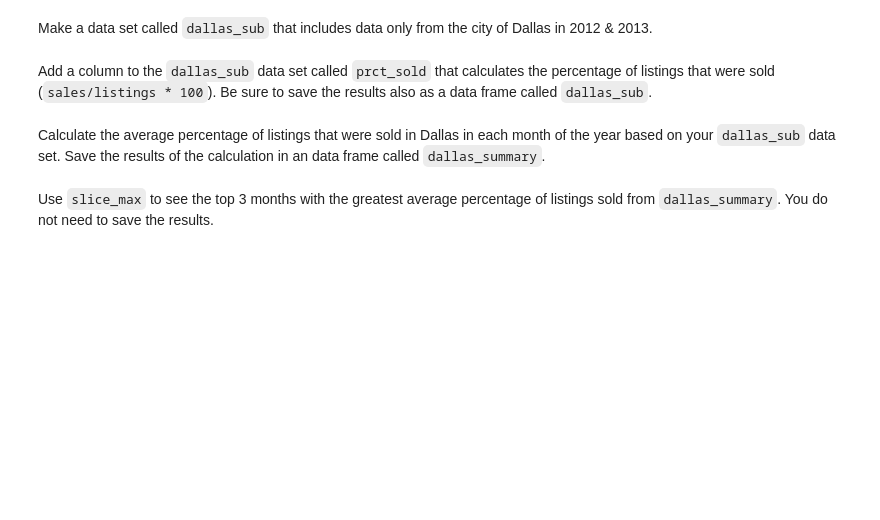
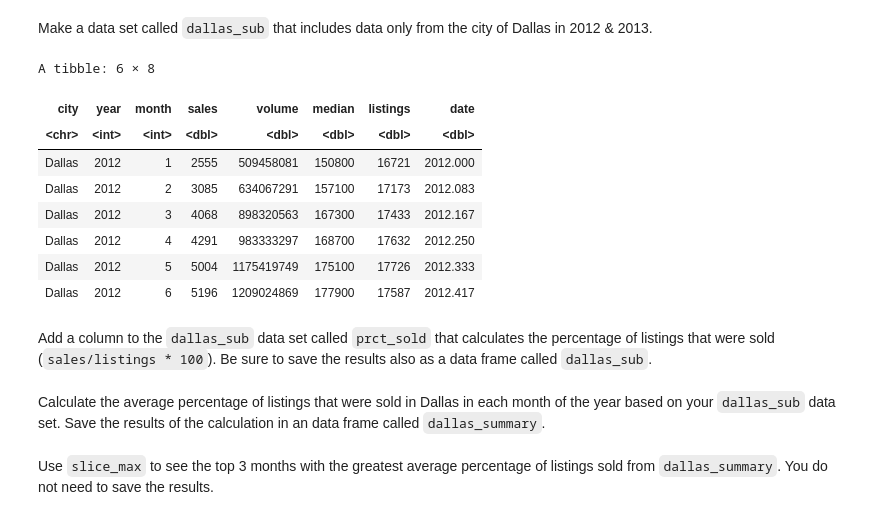
Before and after one commit to UNC-DATA-730/unit-2-assignment-itravikant0909, a Jupyter notebook: assignment2.ipynb, the cells around one changed output. Cells and saved outputs as stored; diff of their text form; code cells hidden in the pictures; blank space fills up the shorter version.

```diff
--- a/assignment2.ipynb
+++ b/assignment2.ipynb
@@ -118,4 +128,17 @@ txhousing |> head()
 # %% [markdown]
 Make a data set called `dallas_sub` that includes data only from the city of Dallas in 2012 & 2013.
+# %%
+dallas_sub <- subset(txhousing, city == "Dallas" & (year=="2012" | year=="2013"))
+dallas_sub |> head()
+# %% [output]
+A tibble: 6 × 8
+| city | year | month | sales | volume | median | listings | date |
+| <chr> | <int> | <int> | <dbl> | <dbl> | <dbl> | <dbl> | <dbl> |
+| Dallas | 2012 | 1 | 2555 | 509458081 | 150800 | 16721 | 2012.000 |
+| Dallas | 2012 | 2 | 3085 | 634067291 | 157100 | 17173 | 2012.083 |
+| Dallas | 2012 | 3 | 4068 | 898320563 | 167300 | 17433 | 2012.167 |
+| Dallas | 2012 | 4 | 4291 | 983333297 | 168700 | 17632 | 2012.250 |
+| Dallas | 2012 | 5 | 5004 | 1175419749 | 175100 | 17726 | 2012.333 |
+| Dallas | 2012 | 6 | 5196 | 1209024869 | 177900 | 17587 | 2012.417 |
 # %% [markdown]
 Add a column to the `dallas_sub` data set called `prct_sold` that calculates the percentage of listings that were sold (`sales/listings * 100`). Be sure to save the results also as a data frame called `dallas_sub`.
```
Also changed, not shown: parts of 6 cells of this notebook.
